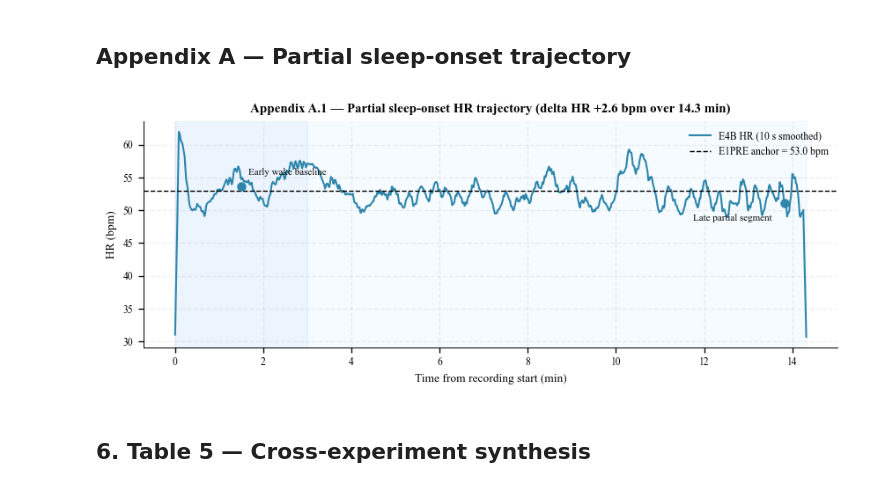
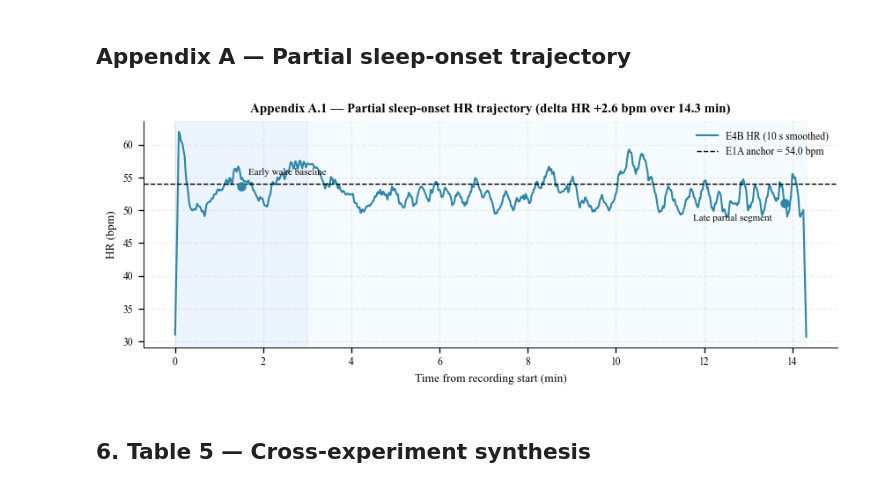
Before and after one commit to peienwu1216/hw5_ecg-analysis, a Jupyter notebook: notebooks/06_integration.ipynb, the cells around one changed output. Drawn from its saved outputs; the diff is of its cells as text; code cells hidden in the pictures.

```diff
--- a/notebooks/06_integration.ipynb
+++ b/notebooks/06_integration.ipynb
@@ -189,7 +193,8 @@ for regime, d in results["E3_walk"].extras["transient_hrv"].items():
 e3_df = pd.DataFrame(e3_rows)
 
 r_e4b = results["E4B_sleep"]
-r_e1pre = results["E1PRE"]
+e4b_anchor_key = cfg.ANCHOR_KEYS["E4B_sleep"]
+r_sleep_anchor = results[e4b_anchor_key]
 t_grid = r_e4b.extras["t_hr_grid"]
 hr_smooth = r_e4b.extras["hr_smooth_bpm"]
 valid = np.isfinite(hr_smooth) & (hr_smooth > 30)
@@ -197,7 +202,7 @@ sleep_start = float(np.nanmean(hr_smooth[(t_grid < 180) & valid]))
 sleep_end = float(np.nanmean(hr_smooth[(t_grid > t_grid.max() - 60) & valid]))
 sleep_delta = sleep_start - sleep_end
 sleep_duration_min = t_grid.max() / 60.0
-sleep_anchor = r_e1pre.td_hrv["mean_hr_bpm"]
+sleep_anchor = r_sleep_anchor.td_hrv["mean_hr_bpm"]
 
 display(steady_df.round(2))
 display(e2_df.round(2))
@@ -474,25 +564,25 @@ plt.show()
 # %%
 fig, ax = plt.subplots(figsize=(7.16, 2.9))
 t_min = t_grid / 60.0
 ax.plot(t_min, hr_smooth, color=FAMILY_COLORS["sleep"], linewidth=1.25, label="E4B HR (10 s smoothed)")
-ax.axhline(sleep_anchor, color="black", linestyle="--", linewidth=0.85, label=f"E1PRE anchor = {sleep_anchor:.1f} bpm")
+ax.axhline(sleep_anchor, color="black", linestyle="--", linewidth=0.85, label=f"{e4b_anchor_key} anchor = {sleep_anchor:.1f} bpm")
 ax.axvspan(0, 3, color="#dbeafe", alpha=0.5, zorder=-1)
 ax.axvspan(3, t_min.max(), color="#e0f2fe", alpha=0.3, zorder=-2)
 ax.scatter([1.5, t_min.max() - 0.5], [sleep_start, sleep_end], color=FAMILY_COLORS["sleep"], s=28, zorder=4)
 ax.annotate("Early wake baseline", (1.5, sleep_start), xytext=(5, 8), textcoords="offset points", fontsize=6.7)
 ax.annotate("Late partial segment", (t_min.max() - 0.5, sleep_end), xytext=(-62, -12), textcoords="offset points", fontsize=6.7)
 ax.set_xlabel("Time from recording start (min)")
 ax.set_ylabel("HR (bpm)")
 ax.set_title(
     f"Appendix A.1 — Partial sleep-onset HR trajectory (delta HR {sleep_delta:+.1f} bpm over {sleep_duration_min:.1f} min)"
 )
 ax.legend(loc="upper right", frameon=False)
 ax.grid(True, linestyle="--", alpha=0.18)
 fig.tight_layout()
 save_paper_png(fig, "APP_A03_nb06_partial_sleep_trajectory.png")
 plt.show()
 # %% [output]
-[figure, old version]
+[figure, new version]
 # %% [markdown]
 ## 6. Table 5 — Cross-experiment synthesis
 # %%
```
Also changed, not shown: parts of 7 cells of this notebook.
